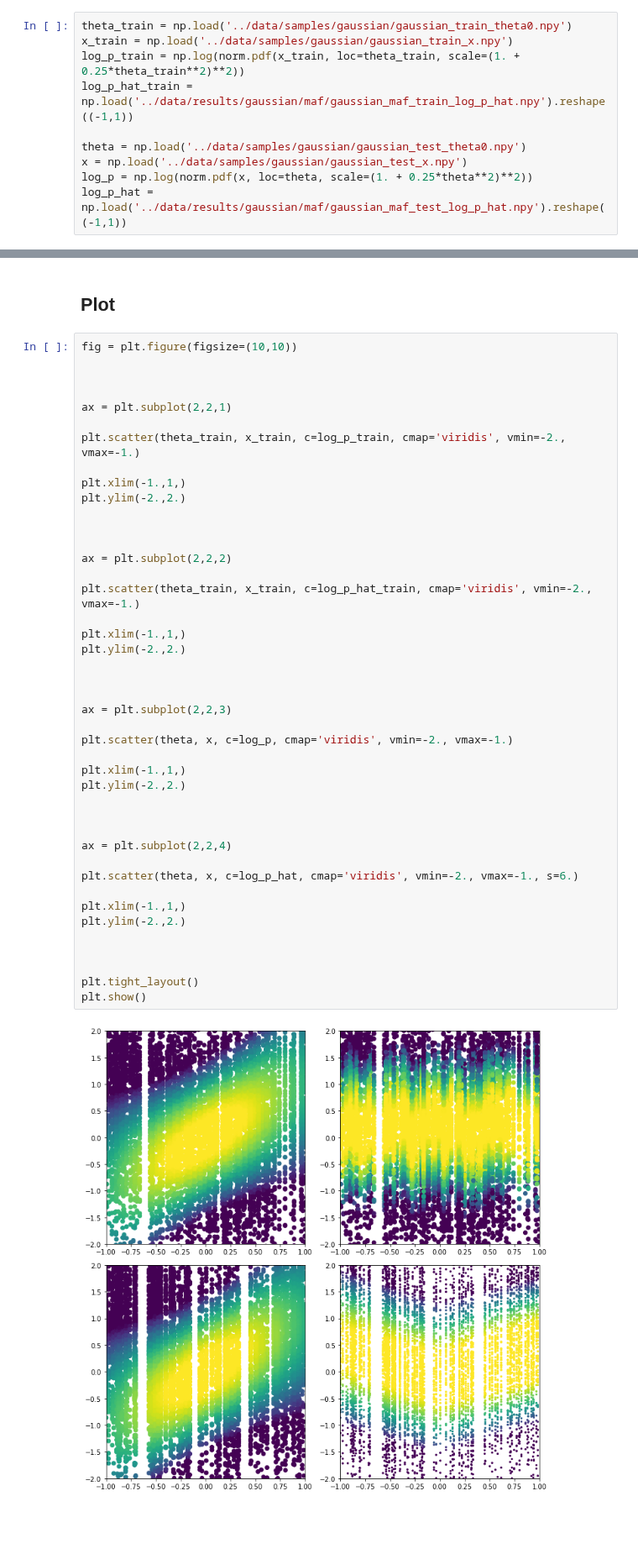
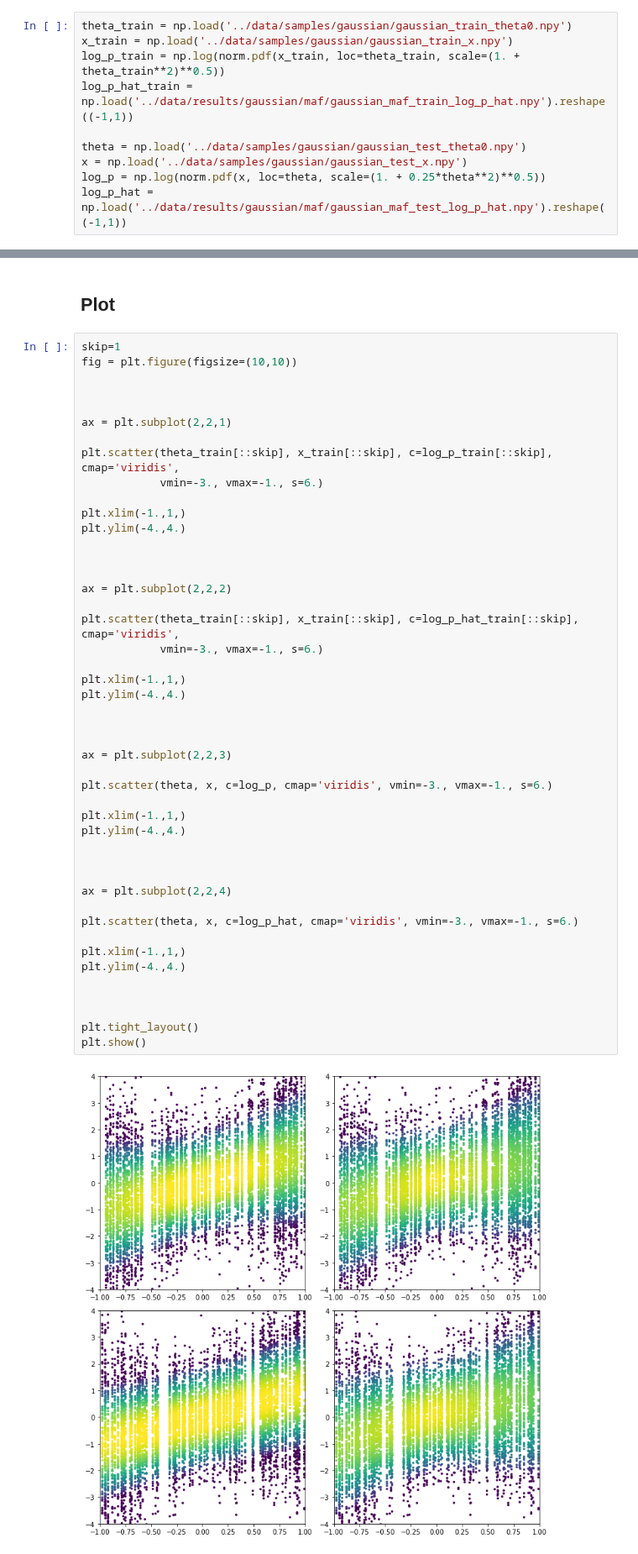
Before and after one commit to johannbrehmer/goldmine, a Jupyter notebook: goldmine/evaluation/gaussian_toy_example.ipynb, the cells around one changed output, grey strips where cells are left out. Shown at 84% size. Drawn from its saved outputs; the diff is of its cells as text; blank space fills up the shorter version.

Commit message:
Changed file format for trained models, fixing a major bug

```diff
--- a/goldmine/evaluation/gaussian_toy_example.ipynb
+++ b/goldmine/evaluation/gaussian_toy_example.ipynb
@@ -11,10 +11,10 @@ from scipy.stats import norm
 # %%
 theta_train = np.load('../data/samples/gaussian/gaussian_train_theta0.npy')
 x_train = np.load('../data/samples/gaussian/gaussian_train_x.npy')
-log_p_train = np.log(norm.pdf(x_train, loc=theta_train, scale=(1. + 0.25*theta_train**2)**2))
+log_p_train = np.log(norm.pdf(x_train, loc=theta_train, scale=(1. + theta_train**2)**0.5))
 log_p_hat_train = np.load('../data/results/gaussian/maf/gaussian_maf_train_log_p_hat.npy').reshape((-1,1))
 
 theta = np.load('../data/samples/gaussian/gaussian_test_theta0.npy')
 x = np.load('../data/samples/gaussian/gaussian_test_x.npy')
-log_p = np.log(norm.pdf(x, loc=theta, scale=(1. + 0.25*theta**2)**2))
+log_p = np.log(norm.pdf(x, loc=theta, scale=(1. + 0.25*theta**2)**0.5))
 log_p_hat = np.load('../data/results/gaussian/maf/gaussian_maf_test_log_p_hat.npy').reshape((-1,1))
@@ -21,47 +27,50 @@ log_p_hat = np.load('../data/results/gaussian/maf/gaussian_maf_test_log_p_hat.np
 # %% [markdown]
 ## Plot
 # %%
+skip=1
 fig = plt.figure(figsize=(10,10))
 
 
 
 ax = plt.subplot(2,2,1)
 
-plt.scatter(theta_train, x_train, c=log_p_train, cmap='viridis', vmin=-2., vmax=-1.)
+plt.scatter(theta_train[::skip], x_train[::skip], c=log_p_train[::skip], cmap='viridis',
+            vmin=-3., vmax=-1., s=6.)
 
 plt.xlim(-1.,1,)
-plt.ylim(-2.,2.)
+plt.ylim(-4.,4.)
 
 
 
 ax = plt.subplot(2,2,2)
 
-plt.scatter(theta_train, x_train, c=log_p_hat_train, cmap='viridis', vmin=-2., vmax=-1.)
+plt.scatter(theta_train[::skip], x_train[::skip], c=log_p_hat_train[::skip], cmap='viridis',
+            vmin=-3., vmax=-1., s=6.)
 
 plt.xlim(-1.,1,)
-plt.ylim(-2.,2.)
+plt.ylim(-4.,4.)
 
 
 
 ax = plt.subplot(2,2,3)
 
-plt.scatter(theta, x, c=log_p, cmap='viridis', vmin=-2., vmax=-1.)
+plt.scatter(theta, x, c=log_p, cmap='viridis', vmin=-3., vmax=-1., s=6.)
 
 plt.xlim(-1.,1,)
-plt.ylim(-2.,2.)
+plt.ylim(-4.,4.)
 
 
 
 ax = plt.subplot(2,2,4)
 
-plt.scatter(theta, x, c=log_p_hat, cmap='viridis', vmin=-2., vmax=-1., s=6.)
+plt.scatter(theta, x, c=log_p_hat, cmap='viridis', vmin=-3., vmax=-1., s=6.)
 
 plt.xlim(-1.,1,)
-plt.ylim(-2.,2.)
+plt.ylim(-4.,4.)
 
 
 
 plt.tight_layout()
 plt.show()
 # %% [output]
-[figure, old version]
+[figure, new version]
```
Also changed, not shown: parts of 2 cells of this notebook, 6 other files.
